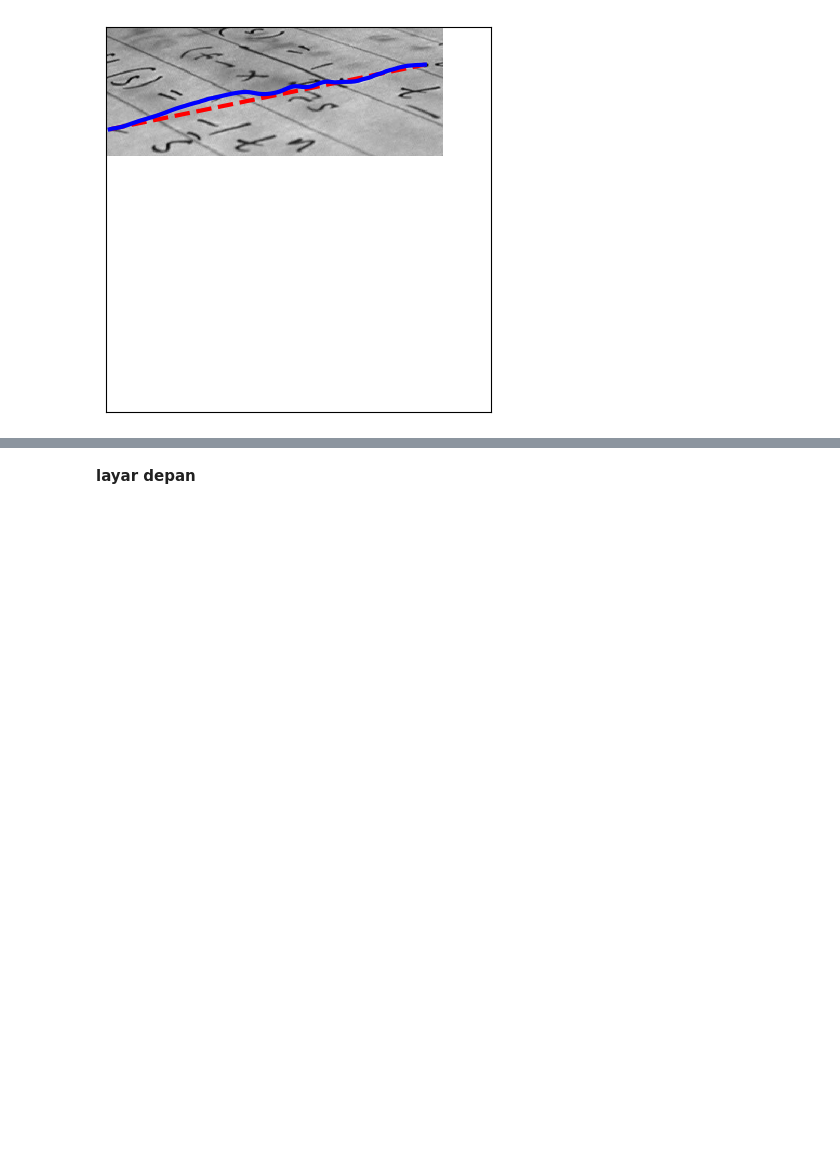
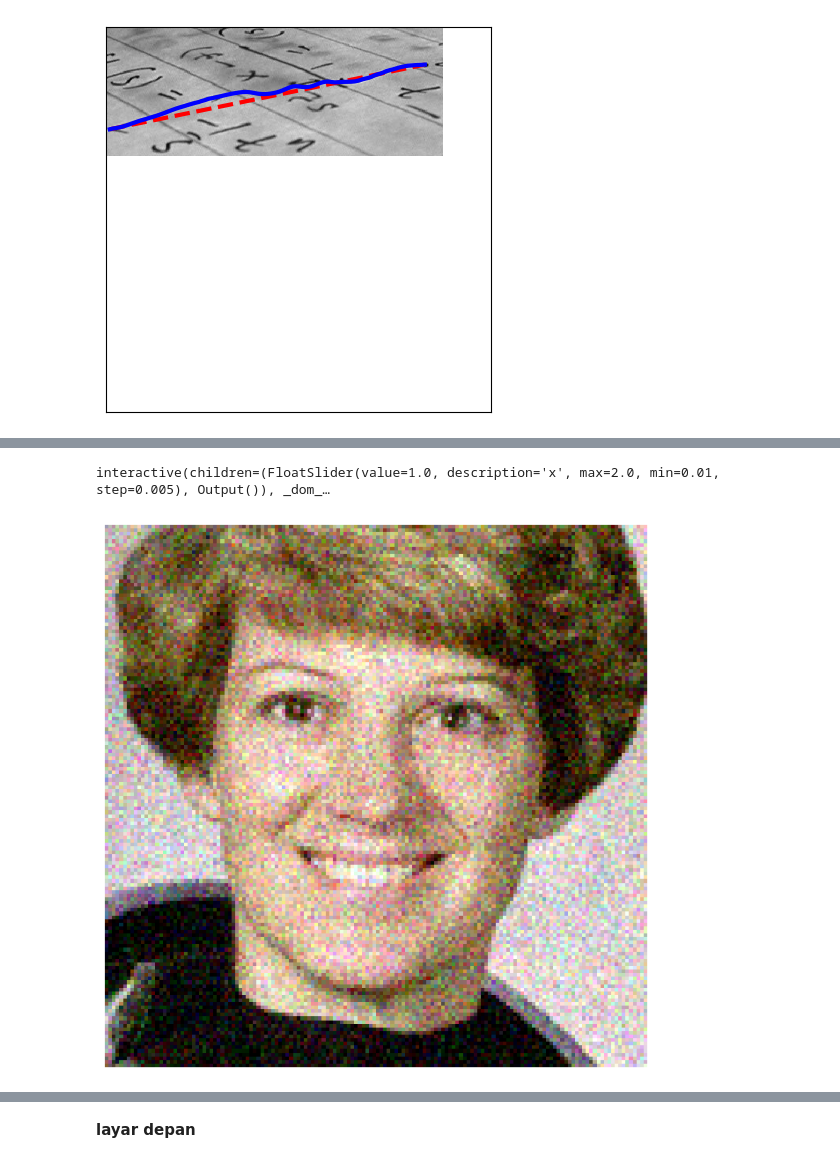
Before and after one commit to GilangAngga12/pcd, a Jupyter notebook: pert9.ipynb, the cells around one changed output, grey strips where cells are left out. Saved outputs shown, nothing was run; the diff lists cells and outputs as text; code cells hidden in the pictures; blank space fills up the shorter version.

```diff
--- a/pert9.ipynb
+++ b/pert9.ipynb
@@ -79,0 +96,18 @@ show(sobimg)
+# %%
+from ipywidgets import widgets
+
+@widgets.interact (x=(0.01, 2, .005))
+def edge(x):
+  show(sobimg < x)
+
+img = skimage.img_as_float(skid.astronaut())
+# we take a portion of the image to show the details.
+
+img = img [50:200, 150:300]
+# we add Gaussian noise.
+
+img_n = sku.random_noise(img)
+show(img_n)
+# %% [output]
+interactive(children=(FloatSlider(value=1.0, description='x', max=2.0, min=0.01, step=0.005), Output()), _dom_…
+[figure, added]
```
Also changed, not shown: parts of 4 cells of this notebook.
